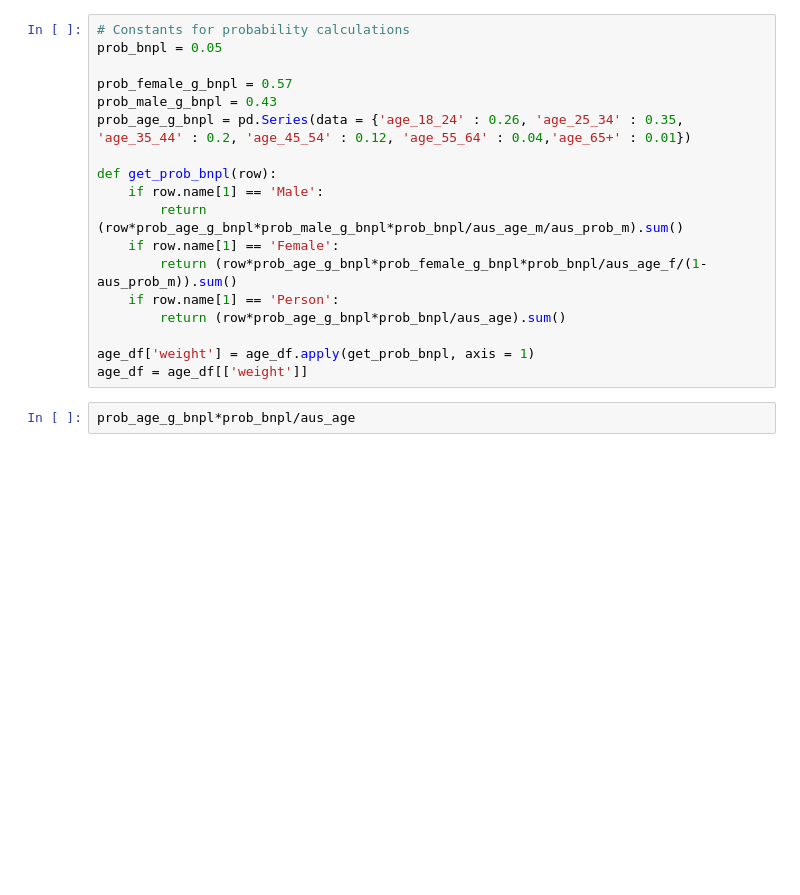
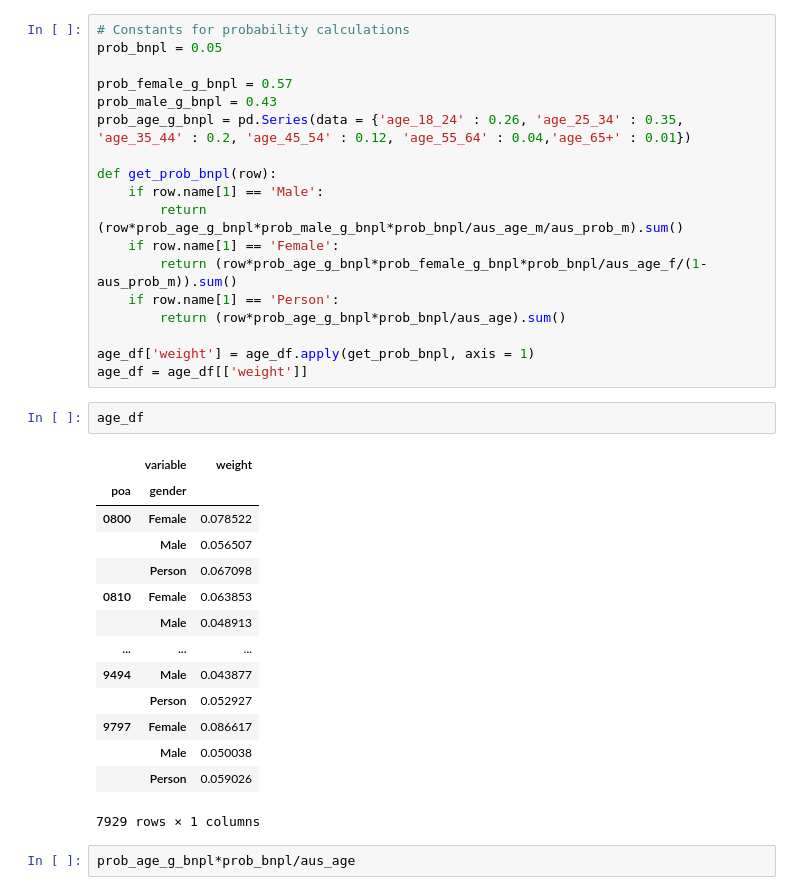
Before and after one commit to pommcuter/generic-buy-now-pay-later-project, a Jupyter notebook: notebooks/externalPreprocessing.ipynb, the cells around one changed output. Cells and saved outputs as stored; diff of their text form; blank space fills up the shorter version.

Commit message:
added weighting in summary

```diff
--- a/notebooks/externalPreprocessing.ipynb
+++ b/notebooks/externalPreprocessing.ipynb
@@ -144,6 +180,23 @@ def get_prob_bnpl(row):
 
 age_df['weight'] = age_df.apply(get_prob_bnpl, axis = 1)
 age_df = age_df[['weight']]
+# %%
+age_df
+# %% [output]
+|  | variable | weight |
+| poa | gender |  |
+| 0800 | Female | 0.078522 |
+|  | Male | 0.056507 |
+|  | Person | 0.067098 |
+| 0810 | Female | 0.063853 |
+|  | Male | 0.048913 |
+| ... | ... | ... |
+| 9494 | Male | 0.043877 |
+|  | Person | 0.052927 |
+| 9797 | Female | 0.086617 |
+|  | Male | 0.050038 |
+|  | Person | 0.059026 |
+7929 rows × 1 columns
 # %%
 prob_age_g_bnpl*prob_bnpl/aus_age
 # %% [output]
```
Also changed, not shown: parts of 3 cells of this notebook, 1 other file.
